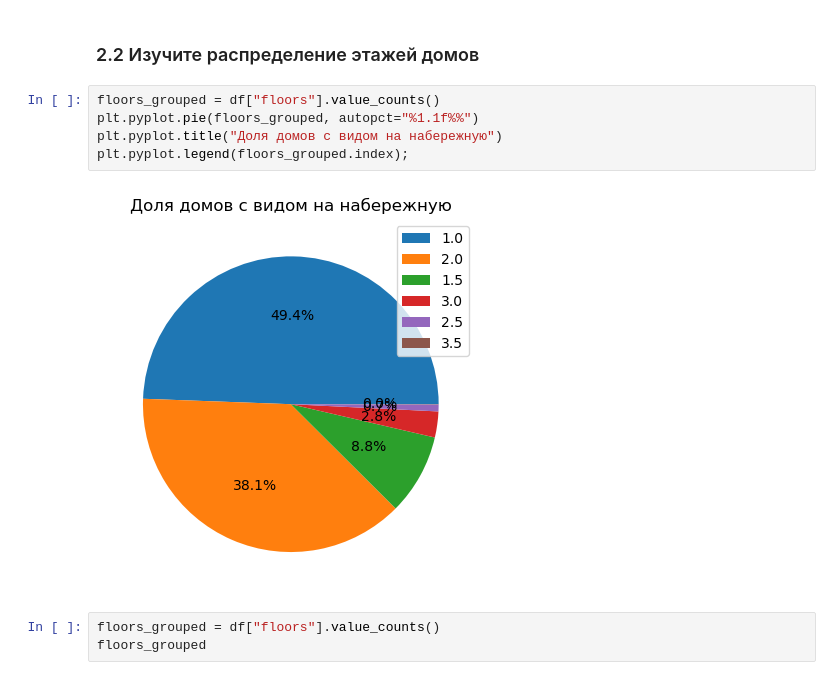
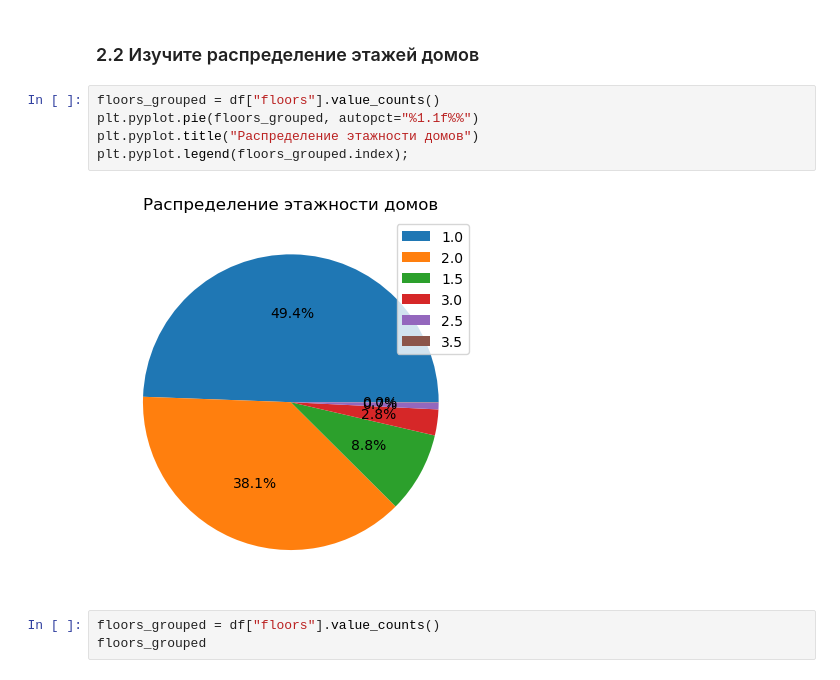
Before and after one commit to Ka3aner/GB_Practice_Python_2, a Jupyter notebook: Семинар 4/HW_4.ipynb, the cells around one changed output. Cells and saved outputs as stored; diff of their text form.

```diff
--- a/Семинар 4/HW_4.ipynb
+++ b/Семинар 4/HW_4.ipynb
@@ -121,10 +121,10 @@ plt.pyplot.legend(["без вида","с видом"]);
 # %%
 floors_grouped = df["floors"].value_counts()
 plt.pyplot.pie(floors_grouped, autopct="%1.1f%%")
-plt.pyplot.title("Доля домов с видом на набережную")
+plt.pyplot.title("Распределение этажности домов")
 plt.pyplot.legend(floors_grouped.index);
 # %% [output]
-[figure, old version]
+[figure, new version]
 # %%
 floors_grouped = df["floors"].value_counts()
 floors_grouped
```
Also changed, not shown: parts of 21 cells of this notebook.
